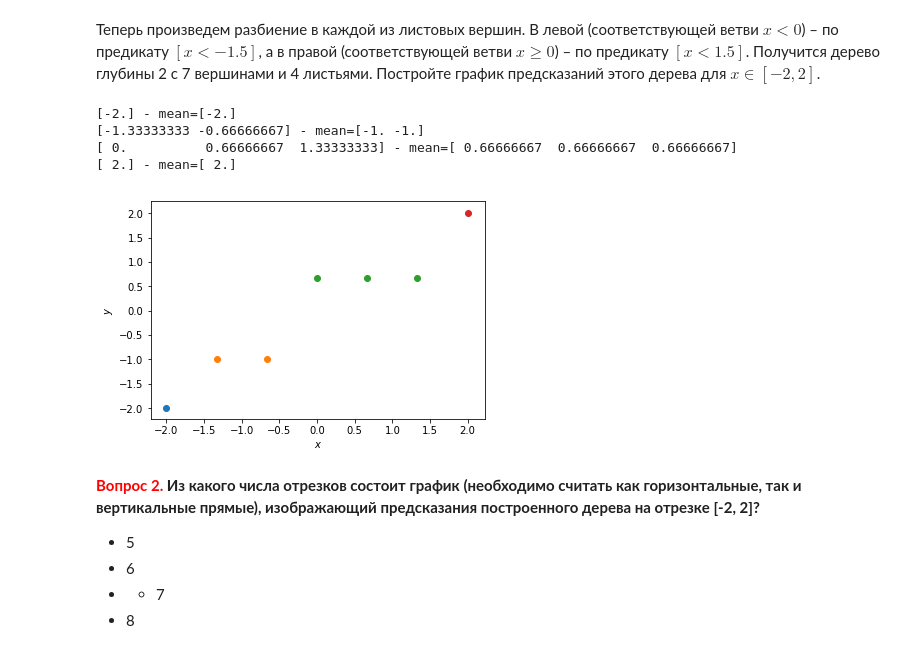
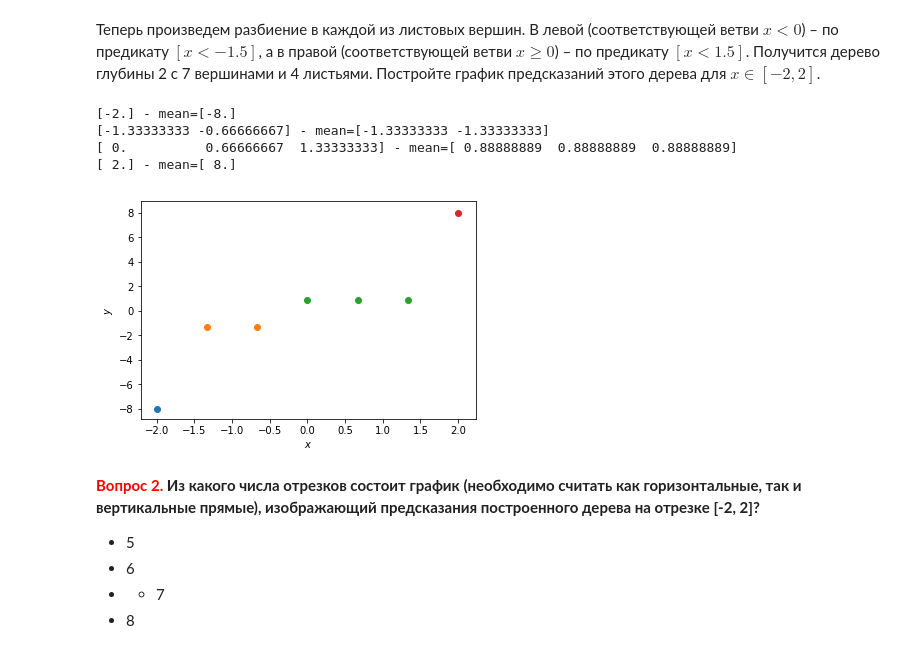
Before and after one commit to Kryvonis/ml_open, a Jupyter notebook: hw3_session3_decision_trees.ipynb, the cells around one changed output. Cells and saved outputs as stored; diff of their text form; code cells hidden in the pictures.

```diff
--- a/hw3_session3_decision_trees.ipynb
+++ b/hw3_session3_decision_trees.ipynb
@@ -111,31 +104,37 @@ regression_var_criterion(X,y,-1)
 # %%
 # Ваш код здесь
 f_X = X[X<0]
+f_y = y[X<0]
 s_X = X[X>=0]
+s_y = y[X>=0]
 a_X = f_X[f_X < -1.5]
+a_y = f_y[f_X < -1.5]
 b_X = f_X[f_X >= -1.5]
+b_y = f_y[f_X >= -1.5]
 c_X = s_X[s_X < 1.5]
+c_y = s_y[s_X < 1.5]
 d_X = s_X[s_X >= 1.5]
-a_lev = build_predict_leave(a_X)
-b_lev = build_predict_leave(b_X)
-c_lev = build_predict_leave(c_X)
-d_lev = build_predict_leave(d_X)
+d_y = s_y[s_X >= 1.5]
+a_lev = build_predict_leave(a_y)
+b_lev = build_predict_leave(b_y)
+c_lev = build_predict_leave(c_y)
+d_lev = build_predict_leave(d_y)
 print(f'{f_X[f_X < -1.5]} - mean={a_lev}')
 print(f'{f_X[f_X >= -1.5]} - mean={b_lev}')
 print(f'{s_X[s_X < 1.5]} - mean={c_lev}')
 print(f'{s_X[s_X >= 1.5]} - mean={d_lev}')
 plt.scatter(a_X, a_lev)
 plt.scatter(b_X, b_lev)
 plt.scatter(c_X, c_lev)
 plt.scatter(d_X, d_lev)
 plt.xlabel(r'$x$')
 plt.ylabel(r'$y$');
 # %% [output]
-[-2.] - mean=[-2.]
-[-1.33333333 -0.66666667] - mean=[-1. -1.]
-[ 0.          0.66666667  1.33333333] - mean=[ 0.66666667  0.66666667  0.66666667]
-[ 2.] - mean=[ 2.]
+[-2.] - mean=[-8.]
+[-1.33333333 -0.66666667] - mean=[-1.33333333 -1.33333333]
+[ 0.          0.66666667  1.33333333] - mean=[ 0.88888889  0.88888889  0.88888889]
+[ 2.] - mean=[ 8.]
-[figure, old version]
+[figure, new version]
 # %% [markdown]
 **<font color='red'>Вопрос 2.</font> Из какого числа отрезков состоит график (необходимо считать как горизонтальные, так и вертикальные прямые), изображающий предсказания построенного дерева на отрезке [-2, 2]?**
 - 5
```
Also changed, not shown: parts of 3 cells of this notebook.
